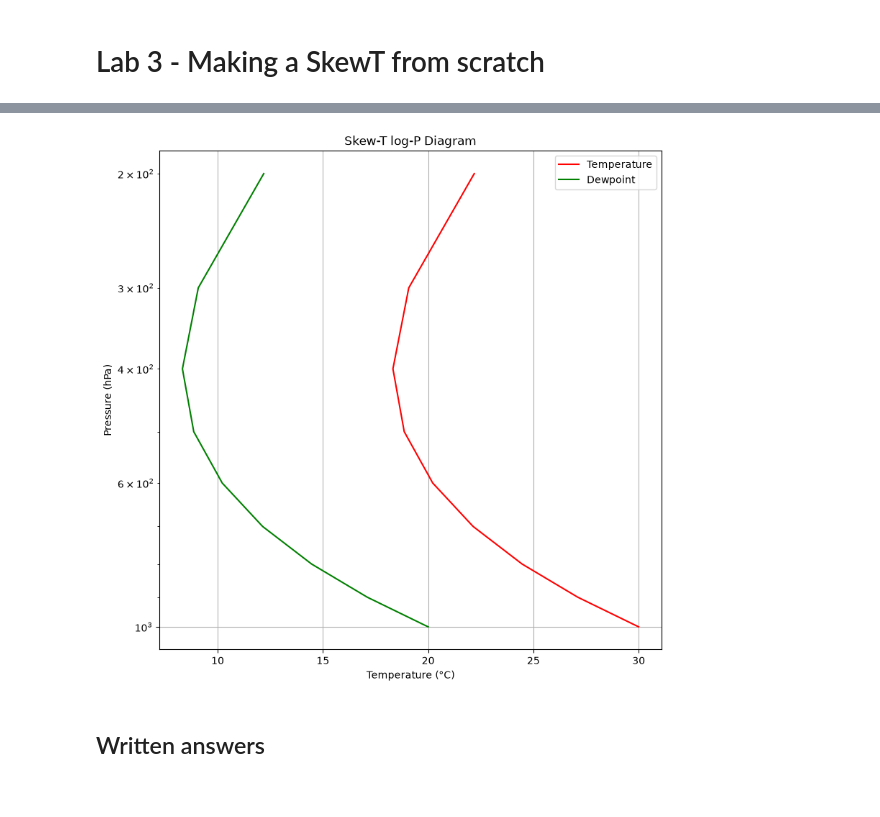
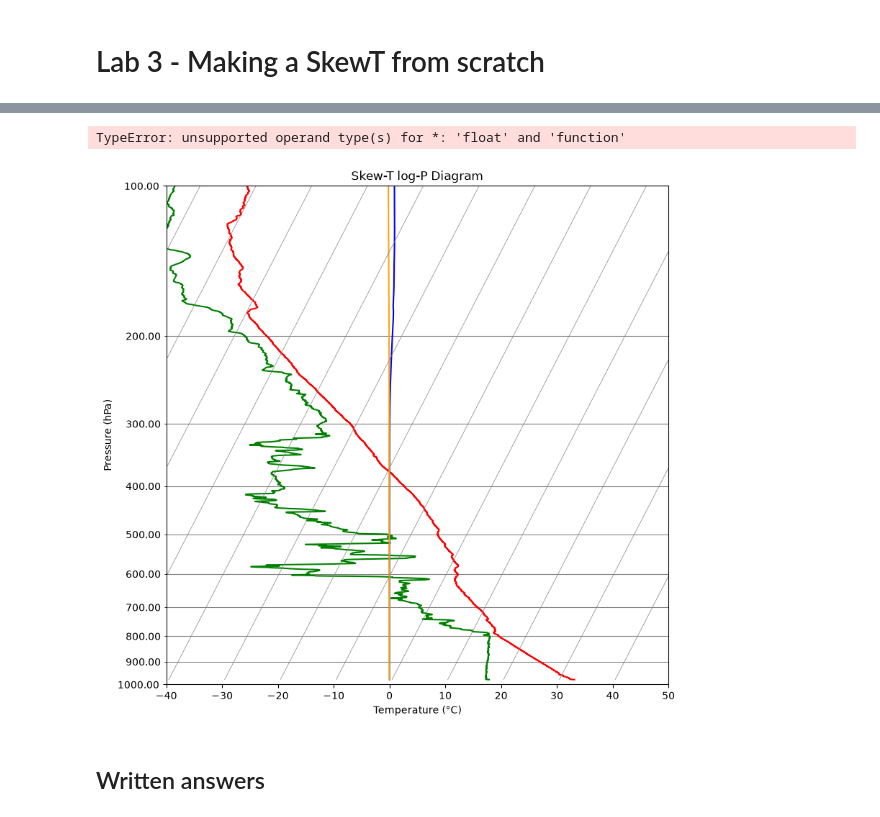
Before and after one commit to ejtrask/metr5003_fa26_trask, a Jupyter notebook: lab3.ipynb, the cells around one changed output, grey strips where cells are left out. Cells and saved outputs as stored; diff of their text form; code cells hidden in the pictures.

Commit message:
Adding wyoming upper air data, fixing pressure axis, and adding horizontal lines to figure

```diff
--- a/lab3.ipynb
+++ b/lab3.ipynb
@@ -28,6 +35,6 @@ def dry_adiabatic_lapse_rate(temperature): #calculate the dry adiabatic lapse ra
 # %%
 #skewing the temperature profile for skew-T log-P diagram
-def skewT(temperature, pressure, skew=-20):
+def skewT(temperature, pressure, skew=-20, ):
     """
     Skew the temperature axis for a Skew-T log-P plot.
 
@@ -70,17 +77,48 @@ def plot_skewT(temperature, pressure, dewpoint=None, wind=None):
         skewed_dewpoint = skewT(dewpoint, pressure)
         ax.plot(skewed_dewpoint, pressure, color='green', label='Dewpoint')
 
+    #plot moist adiabats
+    ax.plot(moist_adiabatic_lapse_rate(temperature, pressure), pressure, color='blue', label='Moist Adiabats')
+
+    #plot dry adiabats
+    #moist_adiabats = moist_adiabatic_lapse_rate(temperature, pressure)
+    #for idx in range(len(moist_adiabats)):
+    #    ax.plot(moist_adiabats[idx], pressure[idx], color='blue', linestyle='--', linewidth=0.5)
+
+    #plot dry adiabats
+    dry_adiabats = dry_adiabatic_lapse_rate(temperature, pressure)
+    #for idx in range(len(dry_adiabats)):
+    #    ax.plot(dry_adiabats[idx], pressure[idx], color='orange', linestyle='--', linewidth=0.5)
+
+    ax.plot(dry_adiabats, pressure, color='orange', label='Dry Adiabats')
+
+    #plotting isotherms
+    isotherms = np.arange(-80, 50, 10)
+    for temp in isotherms:
+        skewed_isotherm = skewT(np.full_like(pressure, temp), pressure)
+        ax.plot(skewed_isotherm, pressure, color='gray', linewidth=0.5)
+
     # Set y-axis to log scale and invert it
     ax.set_yscale('log')
     ax.invert_yaxis()
+    ax.yaxis.set_major_formatter('{x:.0f}')
+    ax.yaxis.set_minor_formatter('{x:.0f}')
+    ax.grid(which='minor', axis='y', color='gray')
+
+
+    #Setting x-axis limits
+    ax.set_xlim(-40, 50)
+
+    #setting y-axis limits
+    ax.set_ylim(1000, 100)
 
     # Set labels and title
     ax.set_xlabel('Temperature (°C)')
     ax.set_ylabel('Pressure (hPa)')
     ax.set_title('Skew-T log-P Diagram')
 
-    # Add grid and legend
-    ax.grid(True)
-    ax.legend()
 
     plt.show()
+# %%
+#getting test data for SkewT using data from the wyoming upper air site (ADD SPECIFIC TIME, DATE, AND LOCATION)
+test_data = pd.read_csv('data/2026092400-72357.csv') #reading in the csv file generated from the site
@@ -87,10 +141,12 @@ def plot_skewT(temperature, pressure, dewpoint=None, wind=None):
+# %%
+moist_ad = moist_adiabatic_lapse_rate(test_data.temperature_C, test_data.pressure_hPa)
+plt.plot(moist_ad)
+# %% [output]
+TypeError: unsupported operand type(s) for *: 'float' and 'function'
 # %%
-temperature = np.array([30, 25, 20, 15, 10, 5, 0, -5, -10])
-pressure = np.array([1000, 900, 800, 700, 600, 500, 400, 300, 200])
-dewpoint = np.array([20, 15, 10, 5, 0, -5, -10, -15, -20])
-plot_skewT(temperature, pressure, dewpoint=dewpoint)
+plot_skewT(test_data.temperature_C, test_data.pressure_hPa, dewpoint=test_data['dew point temperature_C'])
 # %% [output]
-[figure, old version]
+[figure, new version]
 # %% [markdown]
 ## Written answers
 # %% [markdown]
```
Also changed, not shown: parts of 3 cells of this notebook, 1 other file.
